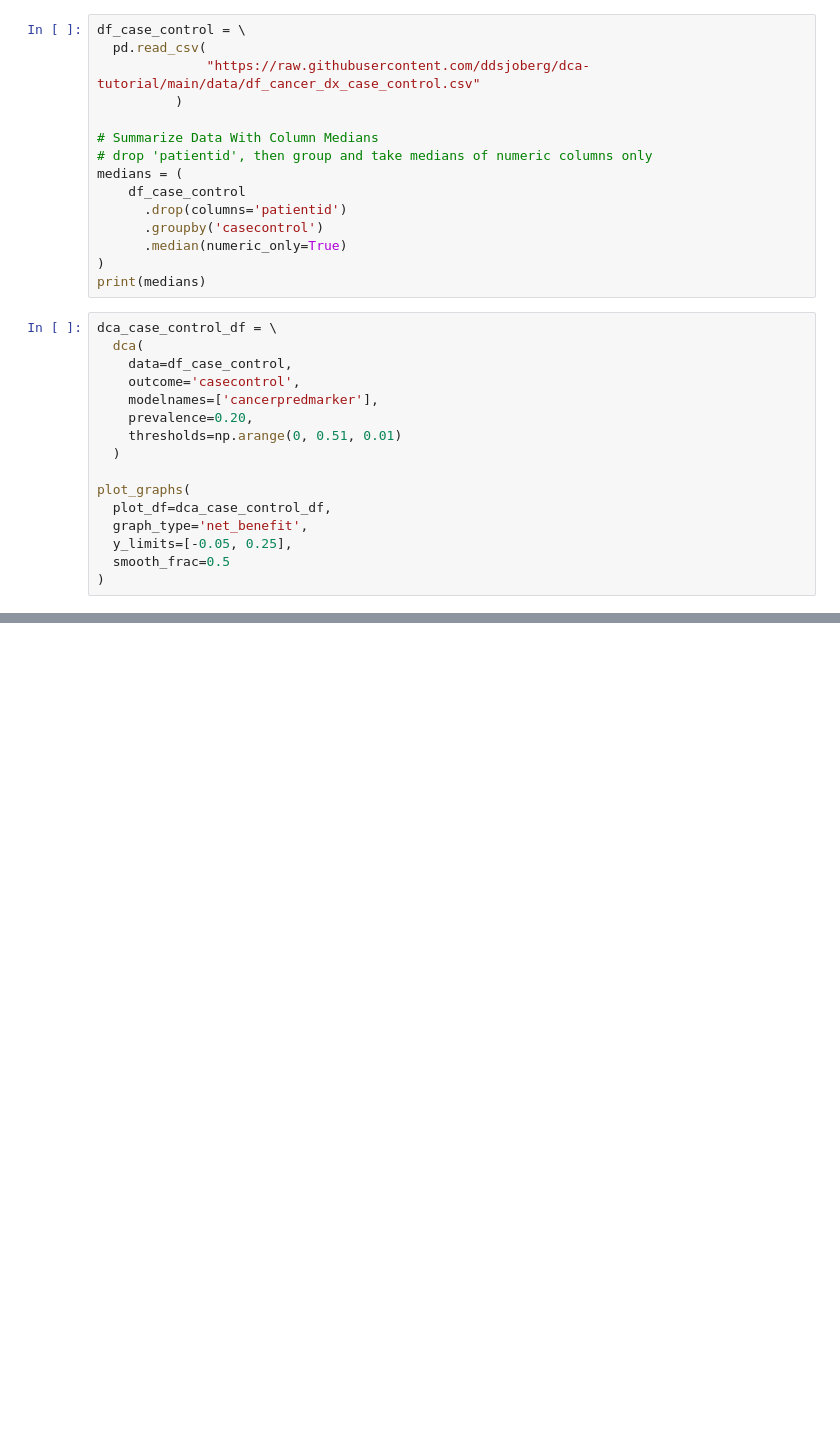
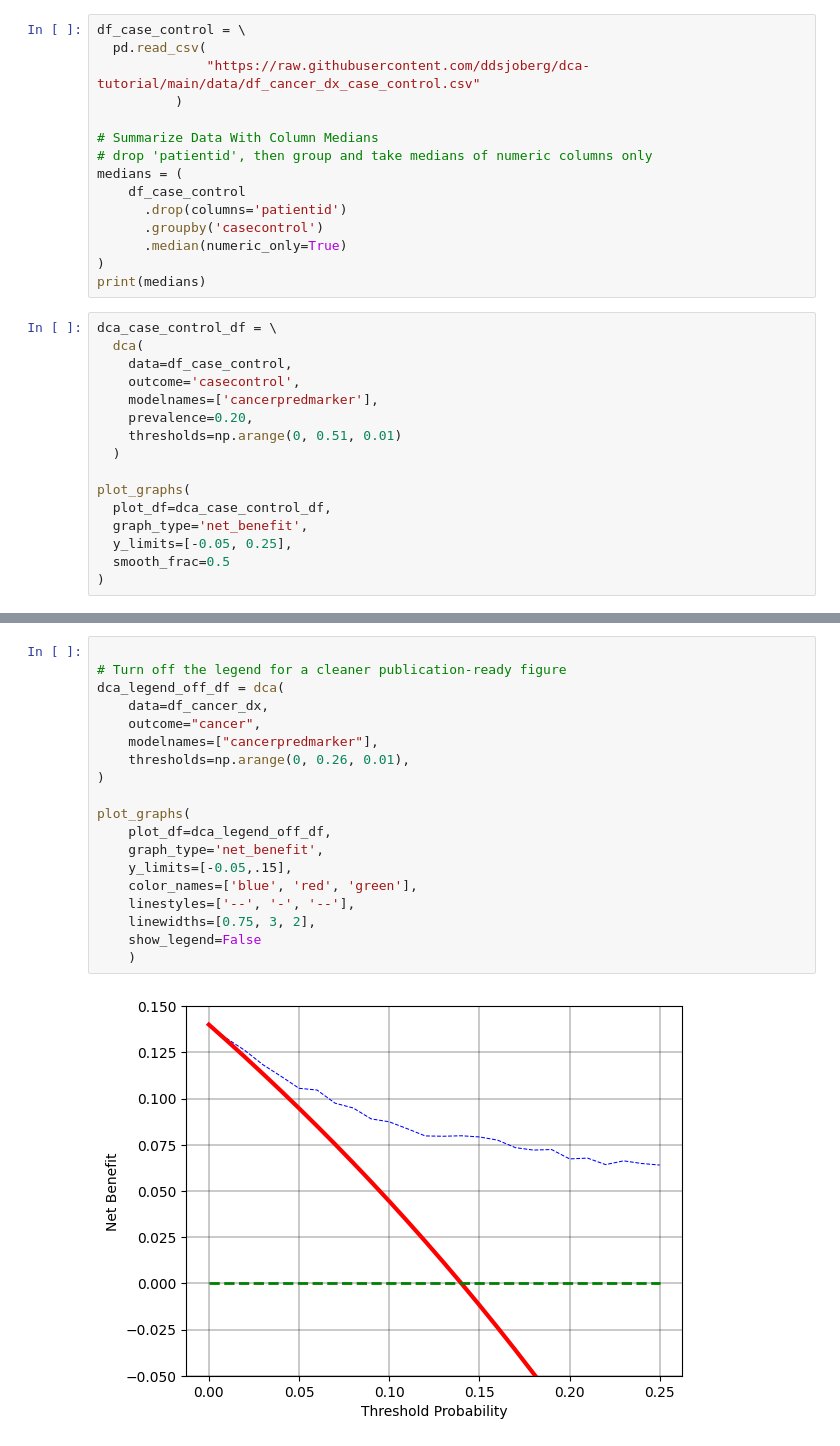
Before and after one commit to MSKCC-Epi-Bio/decisioncurveanalysis, a Jupyter notebook: decisioncurveanalysis-python-tutorial.ipynb, the cells around one changed output, grey strips where cells are left out. Drawn from its saved outputs; the diff is of its cells as text; blank space fills up the shorter version.

```diff
--- a/decisioncurveanalysis-python-tutorial.ipynb
+++ b/decisioncurveanalysis-python-tutorial.ipynb
@@ -479,0 +492,21 @@ plot_graphs(
+# %%
+
+# Turn off the legend for a cleaner publication-ready figure
+dca_legend_off_df = dca(
+    data=df_cancer_dx,
+    outcome="cancer",
+    modelnames=["cancerpredmarker"],
+    thresholds=np.arange(0, 0.26, 0.01),
+)
+
+plot_graphs(
+    plot_df=dca_legend_off_df,
+    graph_type='net_benefit',
+    y_limits=[-0.05,.15],
+    color_names=['blue', 'red', 'green'],
+    linestyles=['--', '-', '--'],
+    linewidths=[0.75, 3, 2],
+    show_legend=False
+    )
+# %% [output]
+[figure, added]
```
Also changed, not shown: parts of 17 cells of this notebook, 7 other files.
